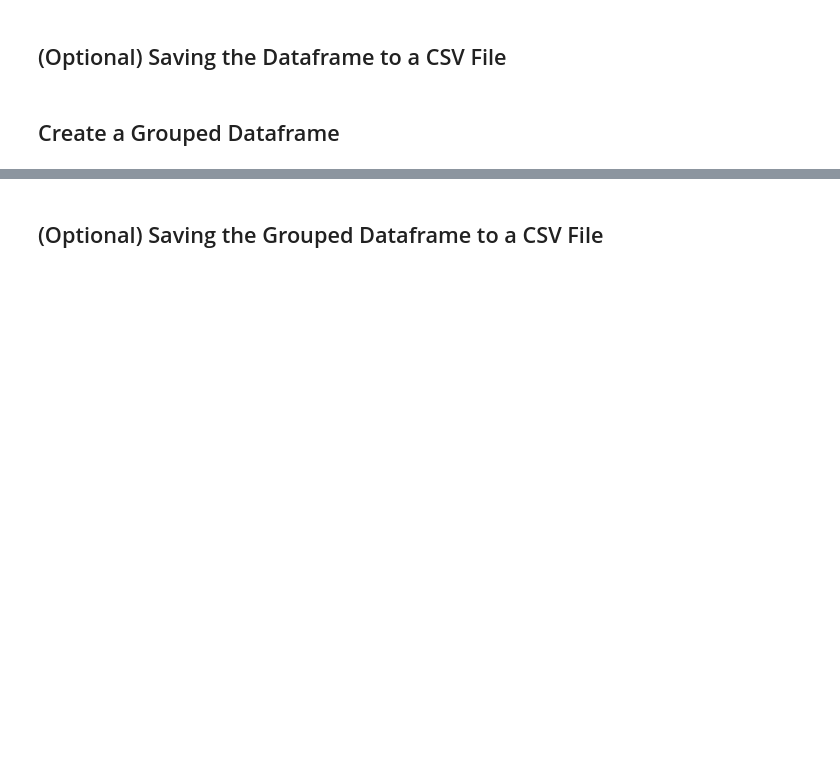
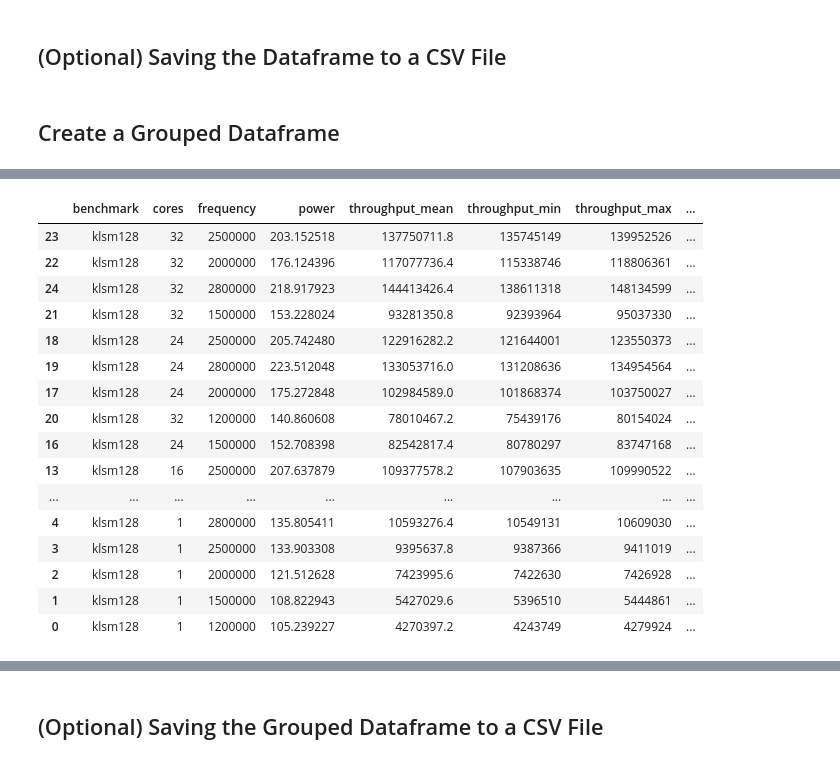
Before and after one commit to madhava20217/Relaxed_Memory_study, a Jupyter notebook: klsm_analysis.ipynb, the cells around one changed output, grey strips where cells are left out. Drawn from its saved outputs; the diff is of its cells as text; code cells hidden in the pictures; blank space fills up the shorter version.

```diff
--- a/klsm_analysis.ipynb
+++ b/klsm_analysis.ipynb
@@ -87,0 +72,3 @@ grouped_dataframe
+# %%
+klsm_128_df = grouped_dataframe[grouped_dataframe['benchmark'] == 'klsm128']
+klsm_256_df = grouped_dataframe[grouped_dataframe['benchmark'] == 'klsm256']
@@ -87,0 +77,3 @@ grouped_dataframe
+# %%
+klsm_128_df.sort_values(by = 'efficiency_median', ascending = False, inplace = True)
+klsm_256_df.sort_values(by = 'efficiency_median', ascending = False, inplace = True)
@@ -87,0 +89,20 @@ grouped_dataframe
+# %%
+klsm_128_df
+# %% [output]
+|  | benchmark | cores | frequency | power | throughput_mean | throughput_min | throughput_max | ... |
+| 23 | klsm128 | 32 | 2500000 | 203.152518 | 137750711.8 | 135745149 | 139952526 | ... |
+| 22 | klsm128 | 32 | 2000000 | 176.124396 | 117077736.4 | 115338746 | 118806361 | ... |
+| 24 | klsm128 | 32 | 2800000 | 218.917923 | 144413426.4 | 138611318 | 148134599 | ... |
+| 21 | klsm128 | 32 | 1500000 | 153.228024 | 93281350.8 | 92393964 | 95037330 | ... |
+| 18 | klsm128 | 24 | 2500000 | 205.742480 | 122916282.2 | 121644001 | 123550373 | ... |
+| 19 | klsm128 | 24 | 2800000 | 223.512048 | 133053716.0 | 131208636 | 134954564 | ... |
+| 17 | klsm128 | 24 | 2000000 | 175.272848 | 102984589.0 | 101868374 | 103750027 | ... |
+| 20 | klsm128 | 32 | 1200000 | 140.860608 | 78010467.2 | 75439176 | 80154024 | ... |
+| 16 | klsm128 | 24 | 1500000 | 152.708398 | 82542817.4 | 80780297 | 83747168 | ... |
+| 13 | klsm128 | 16 | 2500000 | 207.637879 | 109377578.2 | 107903635 | 109990522 | ... |
+| ... | ... | ... | ... | ... | ... | ... | ... | ... |
+| 4 | klsm128 | 1 | 2800000 | 135.805411 | 10593276.4 | 10549131 | 10609030 | ... |
+| 3 | klsm128 | 1 | 2500000 | 133.903308 | 9395637.8 | 9387366 | 9411019 | ... |
+| 2 | klsm128 | 1 | 2000000 | 121.512628 | 7423995.6 | 7422630 | 7426928 | ... |
+| 1 | klsm128 | 1 | 1500000 | 108.822943 | 5427029.6 | 5396510 | 5444861 | ... |
+| 0 | klsm128 | 1 | 1200000 | 105.239227 | 4270397.2 | 4243749 | 4279924 | ... |
```
Also changed, not shown: parts of 8 cells of this notebook.
